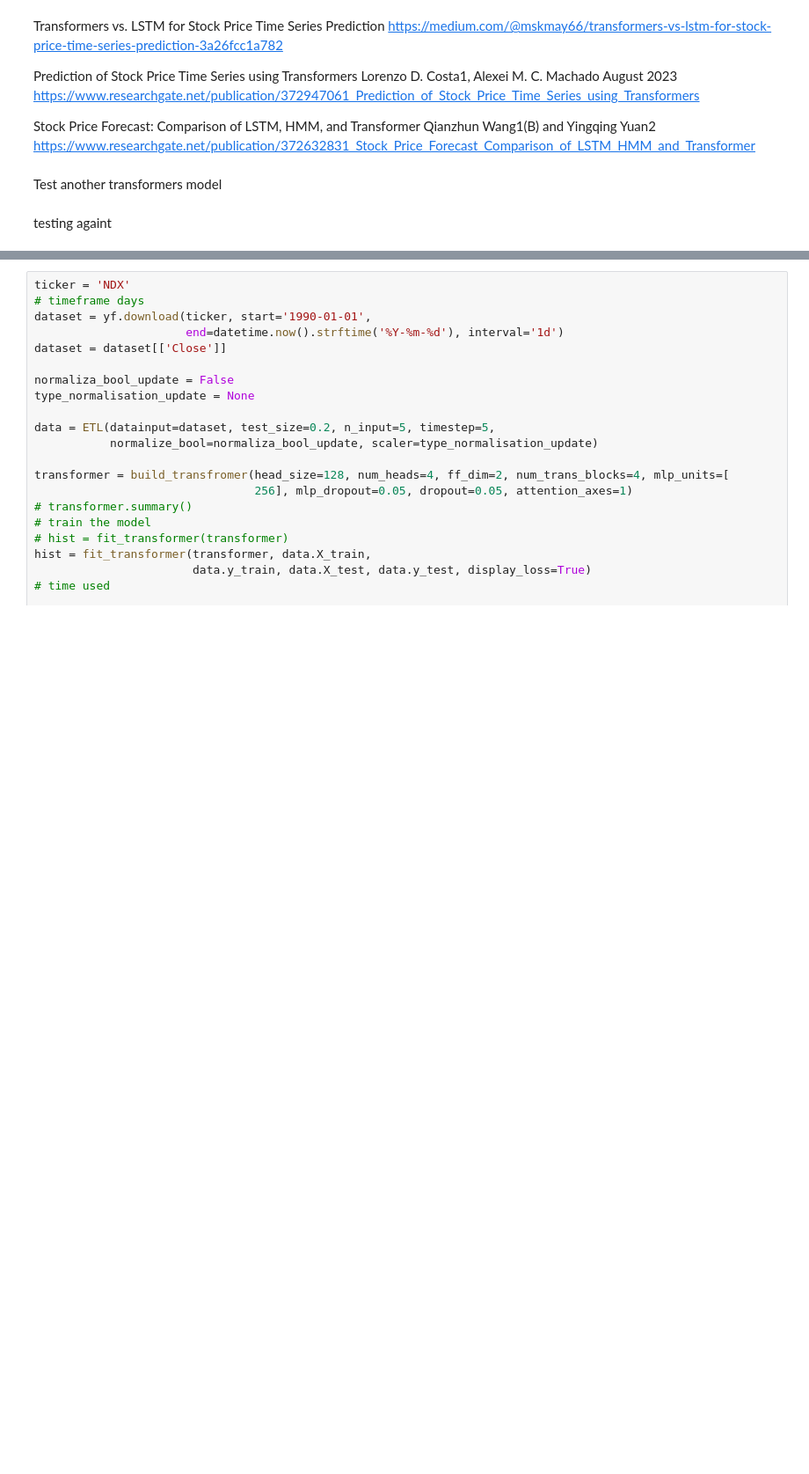
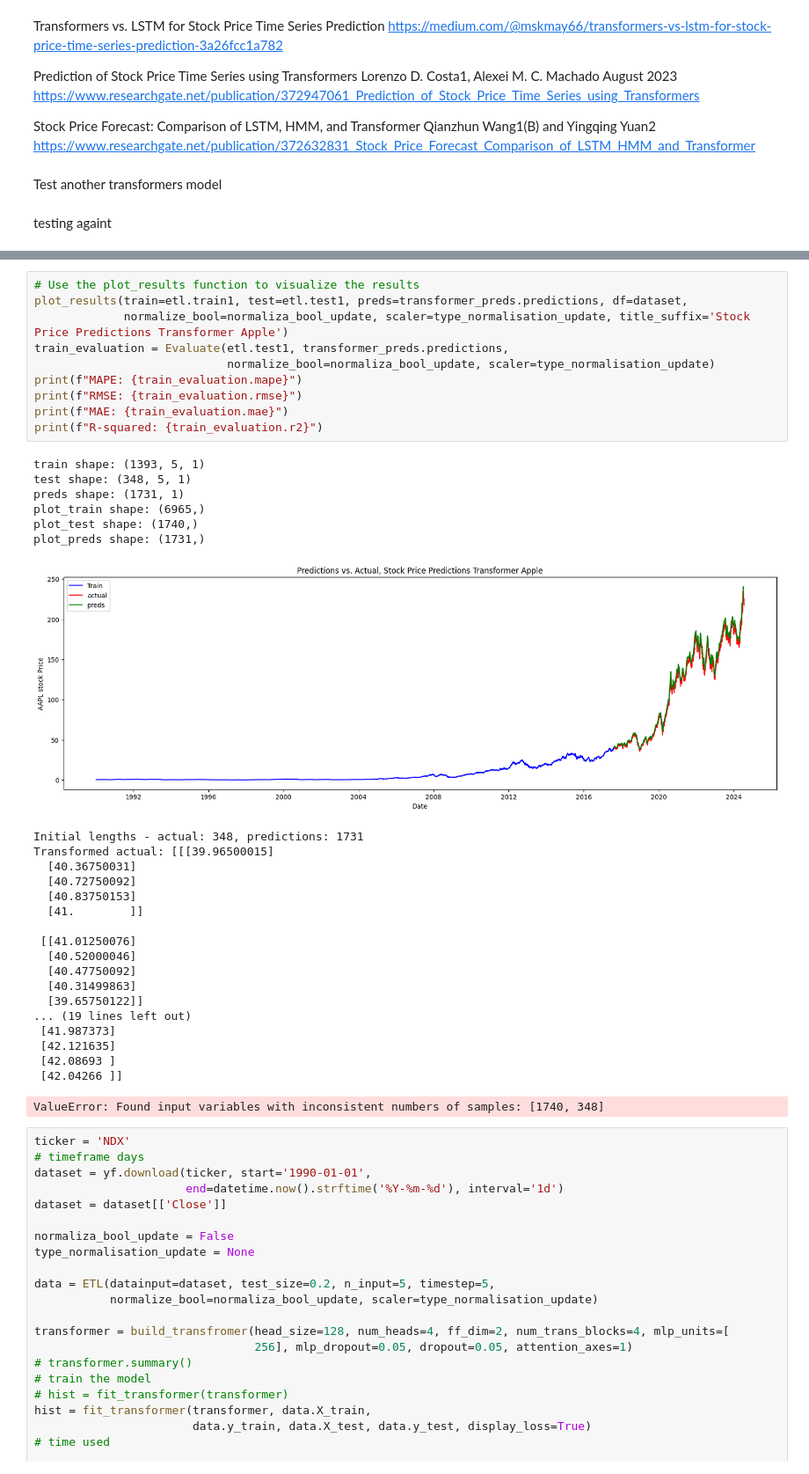
Before and after one commit to porchportal/stock-market-prediction-by--multi-Task-learning, a Jupyter notebook: VScodeML@2/speedPaper/testing.ipynb, the cells around one changed output, grey strips where cells are left out. Shown: that part at 88% size. Drawn from its saved outputs; the diff is of its cells as text; blank space fills up the shorter version.

```diff
--- a/VScodeML@2/speedPaper/testing.ipynb
+++ b/VScodeML@2/speedPaper/testing.ipynb
@@ -465,3 +604,39 @@ R-squared: 0.9927036481866428
+# %%
+# Use the plot_results function to visualize the results
+plot_results(train=etl.train1, test=etl.test1, preds=transformer_preds.predictions, df=dataset,
+             normalize_bool=normaliza_bool_update, scaler=type_normalisation_update, title_suffix='Stock Price Predictions Transformer Apple')
+train_evaluation = Evaluate(etl.test1, transformer_preds.predictions,
+                            normalize_bool=normaliza_bool_update, scaler=type_normalisation_update)
+print(f"MAPE: {train_evaluation.mape}")
+print(f"RMSE: {train_evaluation.rmse}")
+print(f"MAE: {train_evaluation.mae}")
+print(f"R-squared: {train_evaluation.r2}")
+# %% [output]
+train shape: (1393, 5, 1)
+test shape: (348, 5, 1)
+preds shape: (1731, 1)
+plot_train shape: (6965,)
+plot_test shape: (1740,)
+plot_preds shape: (1731,)
+[figure, added]
+Initial lengths - actual: 348, predictions: 1731
+Transformed actual: [[[39.96500015]
+  [40.36750031]
+  [40.72750092]
+  [40.83750153]
+  [41.        ]]
+
+ [[41.01250076]
+  [40.52000046]
+  [40.47750092]
+  [40.31499863]
+  [39.65750122]]
+... (19 lines left out)
+ [41.987373]
+ [42.121635]
+ [42.08693 ]
+ [42.04266 ]]
+ValueError: Found input variables with inconsistent numbers of samples: [1740, 348]
 # %%
 ticker = 'NDX'
 # timeframe days
```
Also changed, not shown: parts of 5 cells of this notebook.
